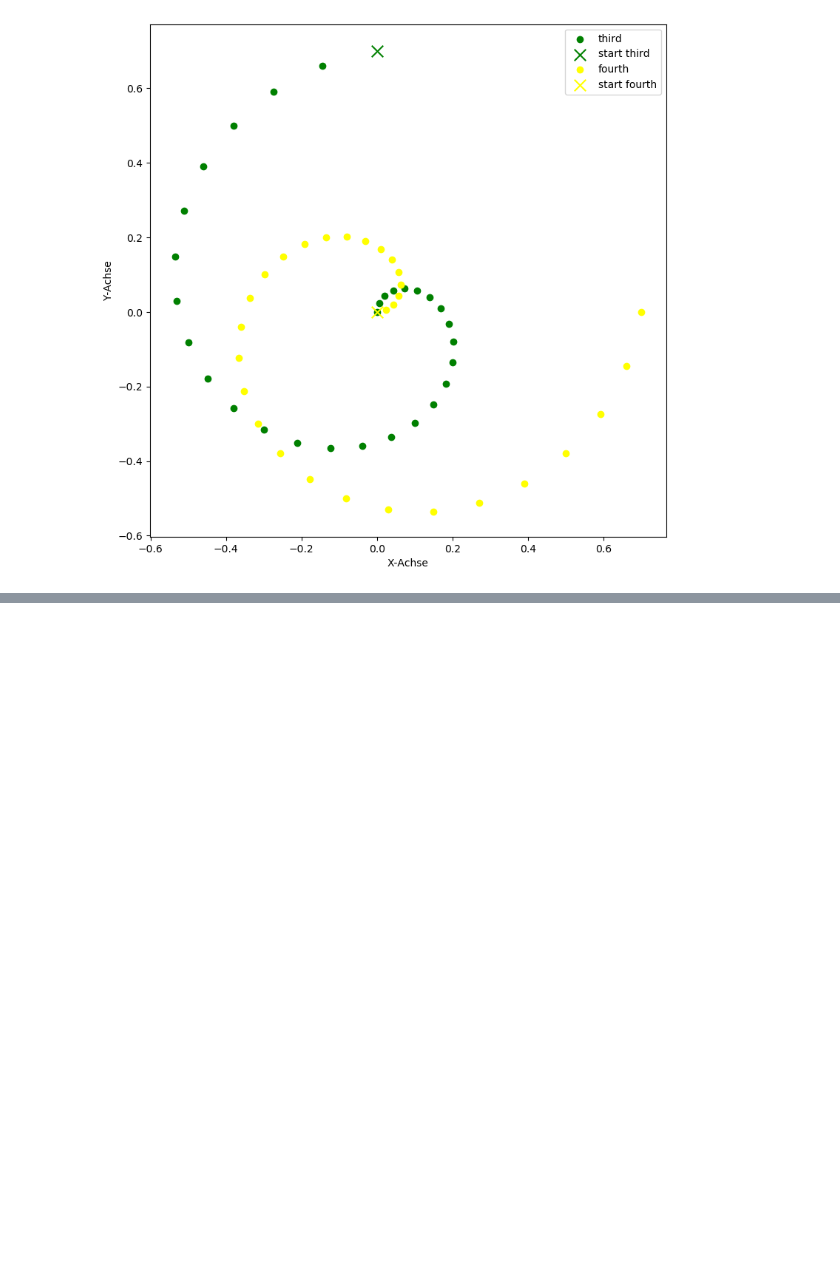
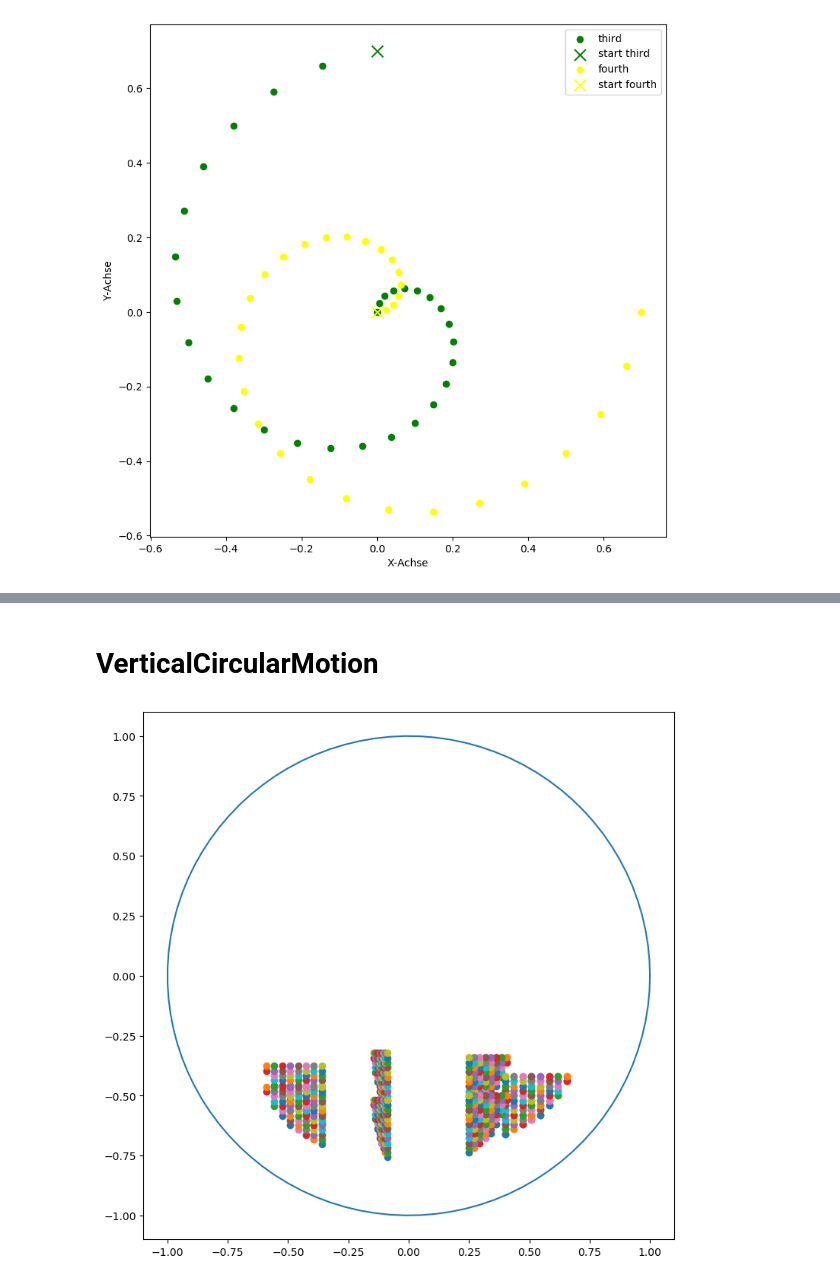
Before and after one commit to Food-Ninja/MixingIngredients, a Jupyter notebook: ipynb/motion.ipynb, the cells around one changed output, grey strips where cells are left out. Saved outputs shown, nothing was run; the diff lists cells and outputs as text; code cells hidden in the pictures; blank space fills up the shorter version.

```diff
--- a/ipynb/motion.ipynb
+++ b/ipynb/motion.ipynb
@@ -60,0 +122,38 @@ plt.show()
+# %% [markdown]
+# VerticalCircularMotion
+# %%
+radius_upper_bound = 0.8
+
+theta = np.linspace(0, 2 * np.pi, 100)
+radius = 1
+x_circle = radius * np.cos(theta)
+y_circle = radius * np.sin(theta)
+
+radians = np.radians(np.linspace(0, 360, num=8))
+semi_major_x = np.linspace(0.8, 0.8 / 2, num=12)
+semi_major_y = 0.1
+y = 0 + semi_major_y * np.sin(radians)
+y -= 0.8
+increment_y = True
+
+plt.figure(figsize=(9, 9))
+for i in range(20):
+    for width in semi_major_x:
+        x = 0 + width * np.cos(radians)
+        coordinates = np.column_stack([x, y])
+        inside_circle = np.linalg.norm(coordinates - np.array([0, 0]),
+                                       axis=1) < radius_upper_bound
+        if np.all(inside_circle):
+            plt.scatter(coordinates[:, 0], coordinates[:, 1])
+    if increment_y:
+        y += 0.02
+        if np.all(np.linalg.norm([y - 0], axis=0) > radius_upper_bound):
+            increment_y = False
+    else:
+        y -= 0.02
+        if np.all(np.linalg.norm([y - 0], axis=0) > radius_upper_bound):
+            increment_y = True
+plt.plot(x_circle, y_circle)
+plt.show()
+# %% [output]
+[figure, added]
```
Also changed, not shown: parts of 16 cells of this notebook.
